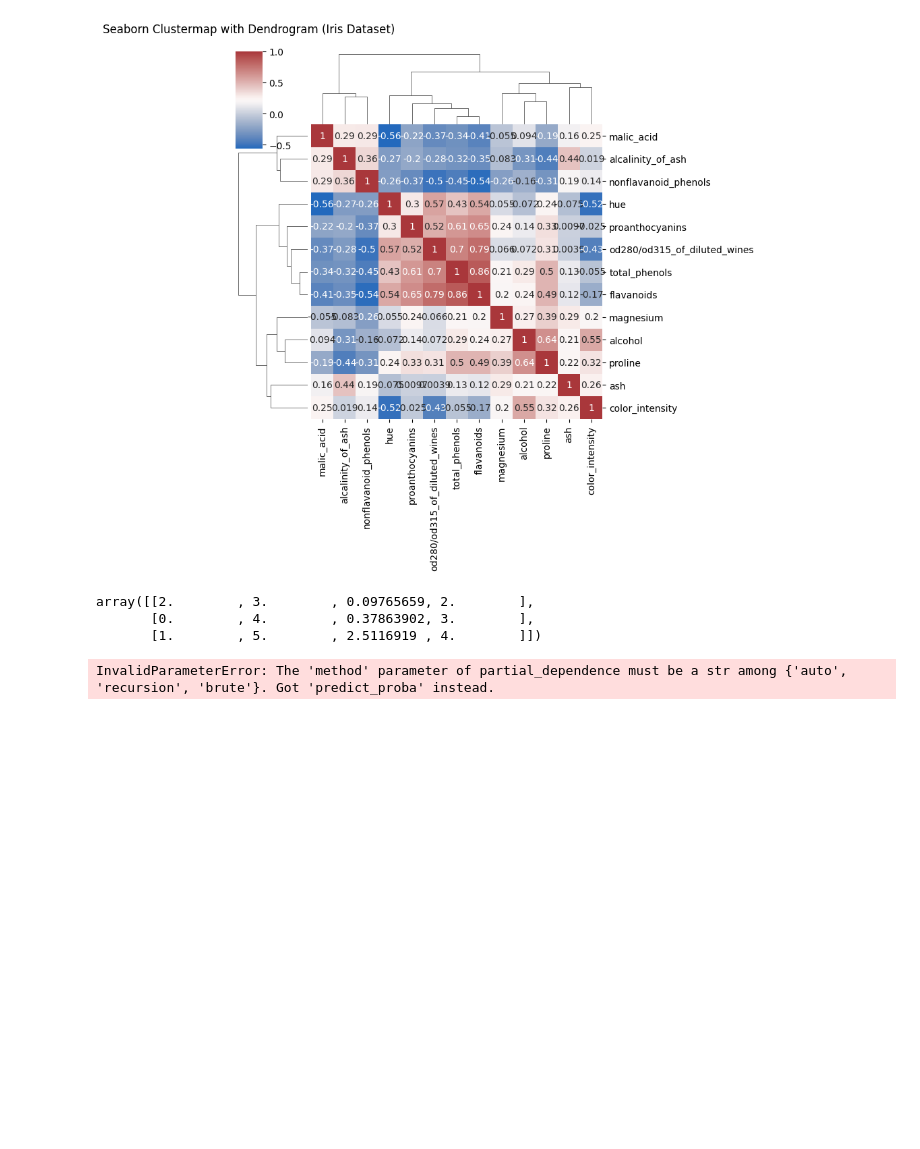
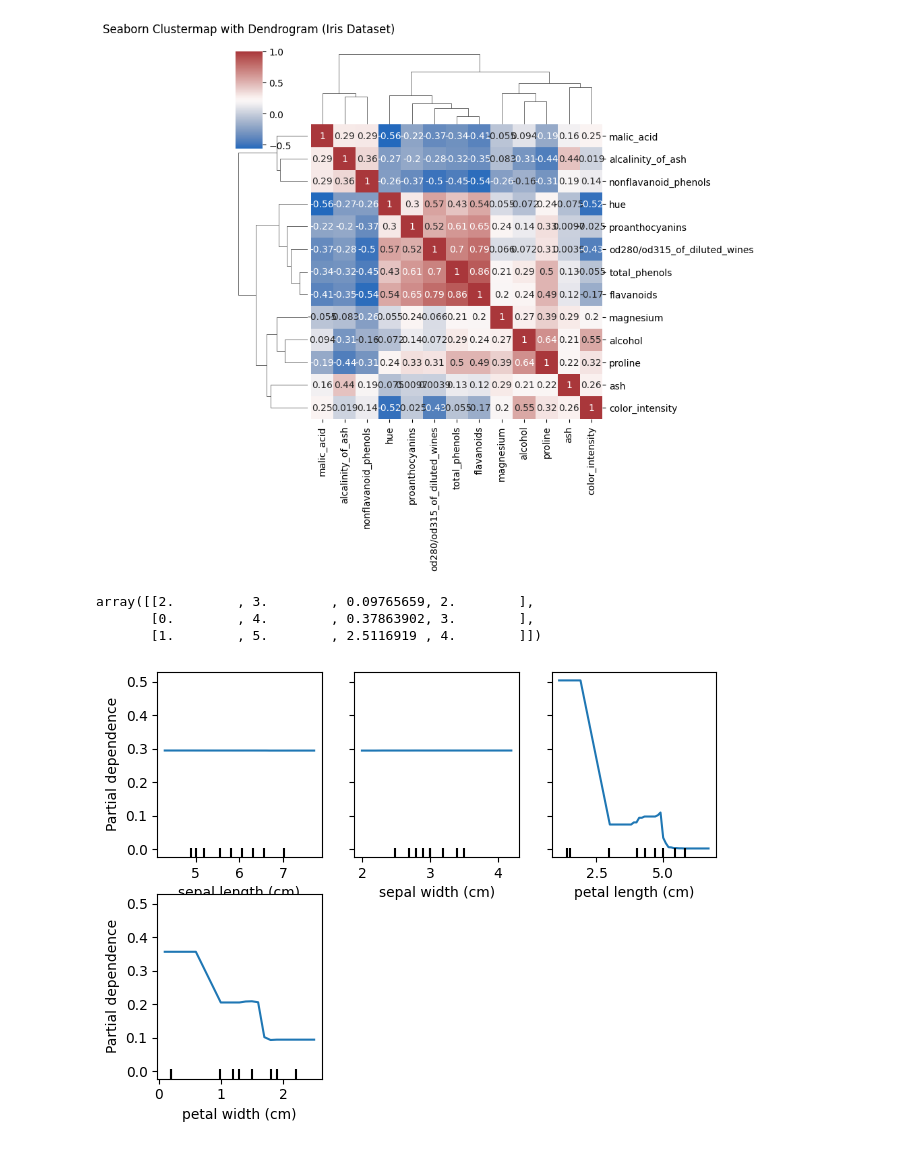
Before and after one commit to Versus-91/mlfit, a Jupyter notebook: frontend/test.ipynb, the cells around one changed output. Drawn from its saved outputs; the diff is of its cells as text; code cells hidden in the pictures; blank space fills up the shorter version.

```diff
--- a/frontend/test.ipynb
+++ b/frontend/test.ipynb
@@ -140,38 +140,39 @@ import numpy as np
 import pandas as pd
 from sklearn import svm
 from sklearn.datasets import load_iris
+from sklearn.ensemble import GradientBoostingClassifier
 from sklearn.model_selection import train_test_split
 from sklearn.inspection import PartialDependenceDisplay
 
 # Load the Iris dataset
 iris = load_iris()
 X = pd.DataFrame(iris.data, columns=iris.feature_names)
 y = iris.target
 
 # Train-test split
 X_train, X_test, y_train, y_test = train_test_split(X, y, test_size=0.3, random_state=42)
 
 # Train GradientBoostingClassifier
-gbc = svm.SVC(random_state=42)
+gbc = GradientBoostingClassifier(random_state=42)
 gbc.fit(X_train, y_train)
 
 # Features for PDP
 # Feature indices or names can be provided; e.g., [0, 1] refers to first two features.
 features = [0, 1,2,3]  # First two features: 'sepal length (cm)', 'sepal width (cm)'
 
 # Plot Partial Dependence
 PartialDependenceDisplay.from_estimator(
     gbc,
     X_train,
     features,
     target=0,  # PDP for the first class (class 0)
     kind="average",  # Averaged effect
     grid_resolution=50  # Number of points on the grid
-    ,method ='predict_proba'
+    ,method ='brute'
 )
 
 import matplotlib.pyplot as plt
 plt.tight_layout()
 plt.show()
 # %% [output]
-InvalidParameterError: The 'method' parameter of partial_dependence must be a str among {'auto', 'recursion', 'brute'}. Got 'predict_proba' instead.
+[figure, added]
```
Also changed, not shown: 5 other files.
